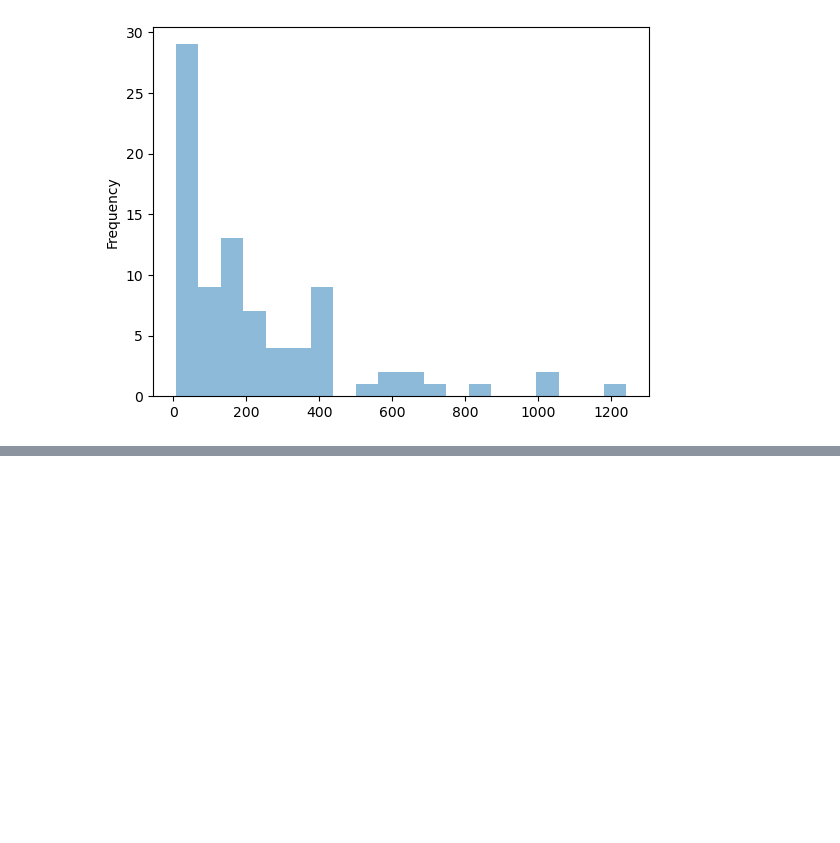
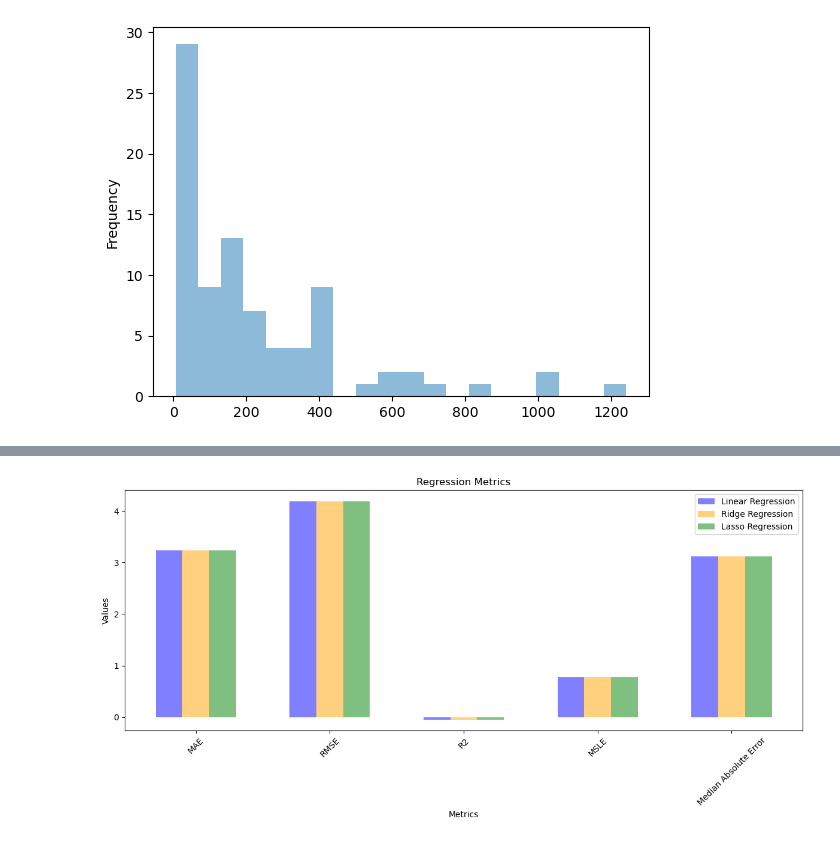
Before and after one commit to kekvaat/Children-Bone-Marrow-Transplant, a Jupyter notebook: Bone_marrow_tx_children.ipynb, the cells around one changed output, grey strips where cells are left out. Drawn from its saved outputs; the diff is of its cells as text; code cells hidden in the pictures; blank space fills up the shorter version.

```diff
--- a/Bone_marrow_tx_children.ipynb
+++ b/Bone_marrow_tx_children.ipynb
@@ -168,0 +407,35 @@ df_alive['survival_time'].plot.hist(bins=20, alpha=0.5)
+# %%
+import numpy as np
+import matplotlib.pyplot as plt
+
+# Metric names
+metric_names = ['MAE', 'RMSE', 'R2', 'MSLE', 'Median Absolute Error']
+
+# Linear Regression Metrics
+linear_regression_metrics = [3.238621821313101, 4.191734276056173, -0.04505224197128377, 0.7700565527039513, 3.1154853693232476]
+
+# Ridge Regression Metrics
+ridge_regression_metrics = [3.2386218203781887, 4.1917342748752615, -0.04505224138245145, 0.770056552419835, 3.11548537110236]
+
+# Lasso Regression Metrics
+lasso_regression_metrics = [3.2383554228819693, 4.191398041881072, -0.04488459385117194, 0.7699756131630281, 3.115992318450409]
+
+# Plotting all three regression metrics in one figure
+plt.figure(figsize=(12, 6))
+
+# Plot Linear Regression Metrics
+plt.bar(np.arange(len(metric_names))-0.2, linear_regression_metrics, width=0.2, color='blue', alpha=0.5, label='Linear Regression')
+# Plot Ridge Regression Metrics
+plt.bar(np.arange(len(metric_names)), ridge_regression_metrics, width=0.2, color='orange', alpha=0.5, label='Ridge Regression')
+# Plot Lasso Regression Metrics
+plt.bar(np.arange(len(metric_names))+0.2, lasso_regression_metrics, width=0.2, color='green', alpha=0.5, label='Lasso Regression')
+
+plt.xlabel('Metrics')
+plt.ylabel('Values')
+plt.title('Regression Metrics')
+plt.xticks(np.arange(len(metric_names)), metric_names, rotation=45)
+plt.legend()
+plt.tight_layout()
+plt.show()
+# %% [output]
+[figure, added]
```
Also changed, not shown: parts of 6 cells of this notebook.
